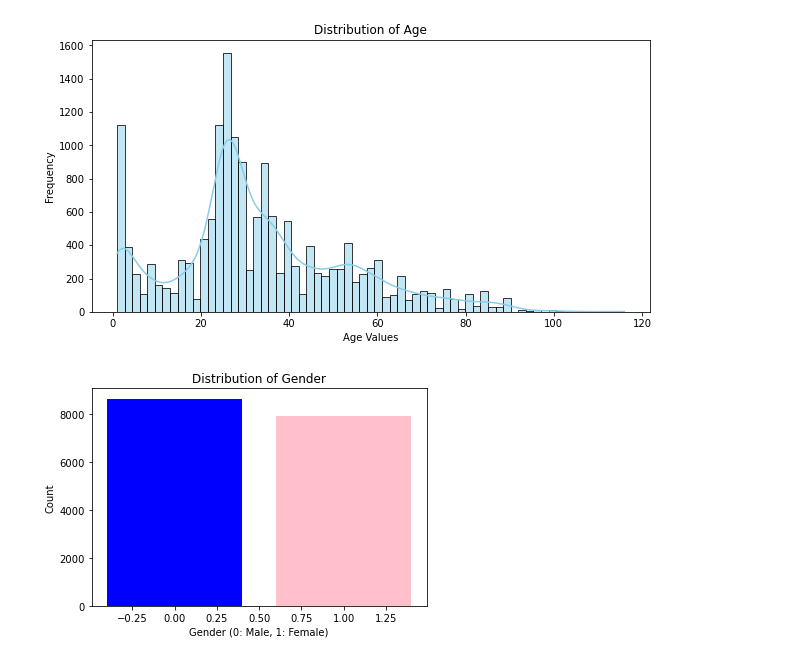
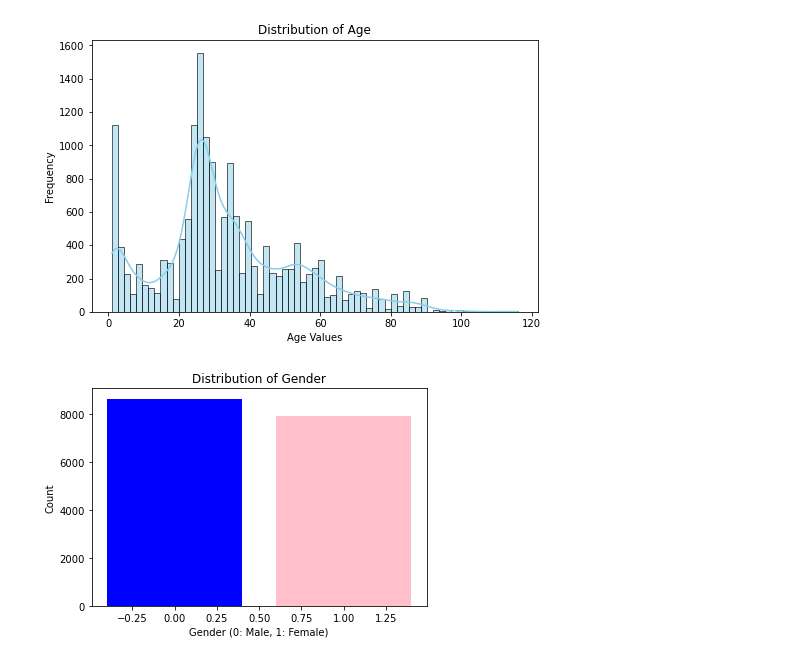
Before and after one commit to plspeziali/AgeGender-CNN, a Jupyter notebook: Notebook/AgeGender-Double.ipynb, the cells around one changed output. Cells and saved outputs as stored; diff of their text form; code cells hidden in the pictures.

```diff
--- a/Notebook/AgeGender-Double.ipynb
+++ b/Notebook/AgeGender-Double.ipynb
@@ -79,29 +79,29 @@ test_loader = DataLoader(test_dataset, batch_size=batch_size, shuffle=False)
 # %%
 import matplotlib.pyplot as plt
 import seaborn as sns
 import pandas as pd
 import numpy as np
 
 # Plot the distribution of the continuous feature
-plt.figure(figsize=(10, 5))
+plt.figure(figsize=(8, 5))
 sns.histplot(proj_df['age'], kde=True, color='skyblue')
 plt.title('Distribution of Age')
 plt.xlabel('Age Values')
 plt.ylabel('Frequency')
 plt.show()
 
 # Count occurrences of each gender value
 unique_values, counts = np.unique(proj_df['gender'], return_counts=True)
 
 # Plot the distribution
 plt.bar(unique_values, counts, color=['blue', 'pink'])  # You can choose different colors
 plt.title('Distribution of Gender')
 plt.xlabel('Gender (0: Male, 1: Female)')
 plt.ylabel('Count')
 
 plt.show()
 # %% [output]
-[figure, old version]
+[figure, new version]
 [figure]
 # %%
 import numpy as np
```
Also changed, not shown: parts of 12 cells of this notebook, 4 other files.
